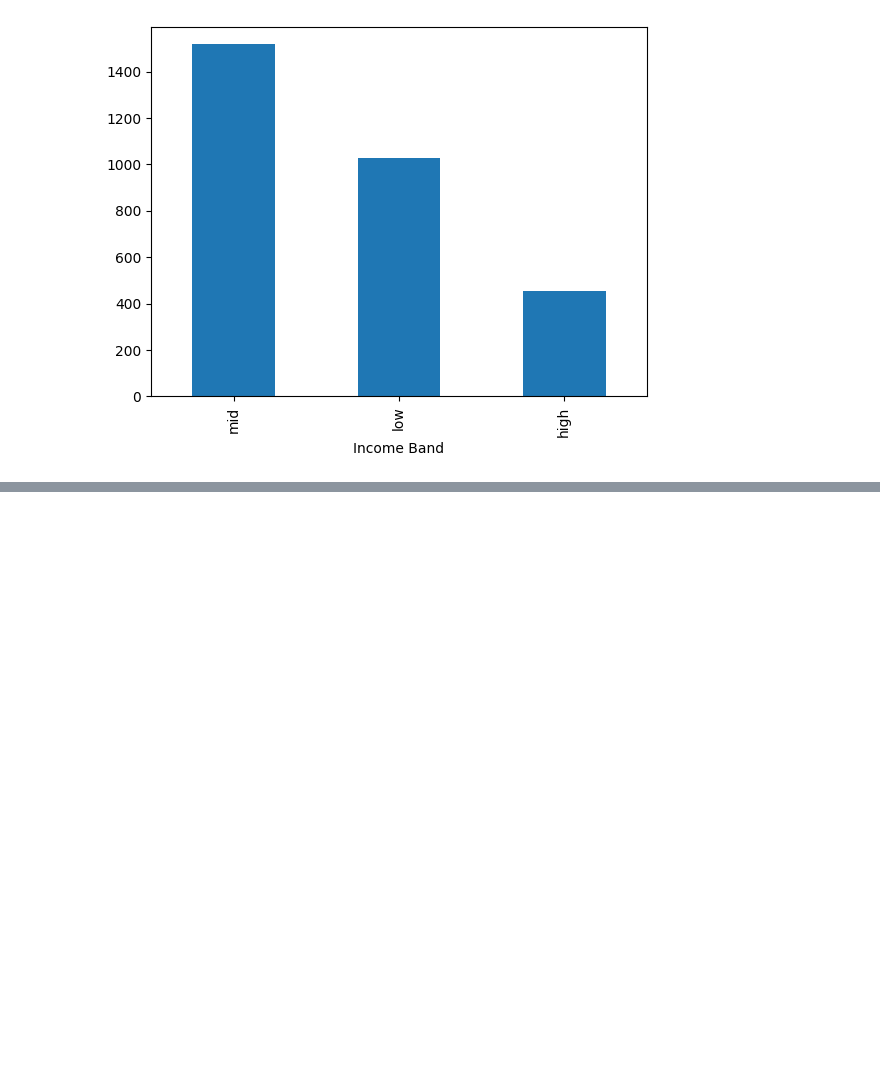
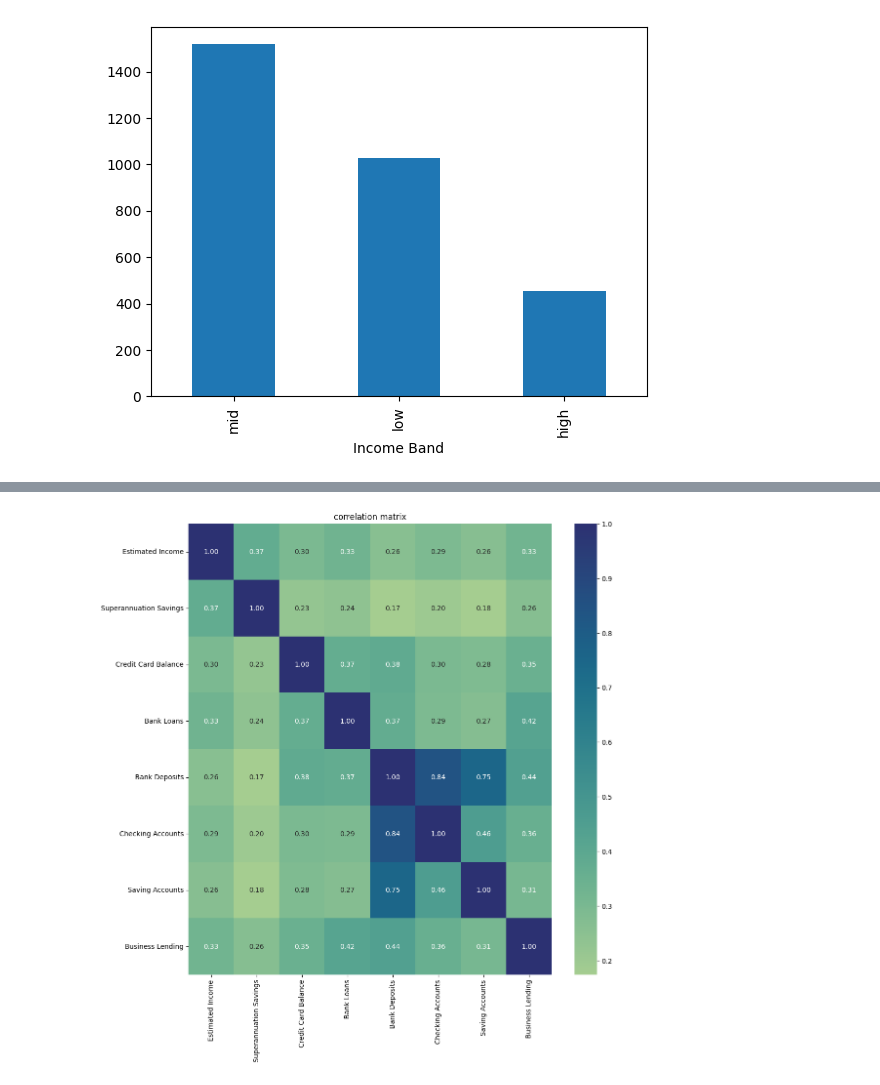
Before and after one commit to nazkisam/EndToEndDataAnalysis, a Jupyter notebook: PythonImport.ipynb, the cells around one changed output, grey strips where cells are left out. Saved outputs shown, nothing was run; the diff lists cells and outputs as text; code cells hidden in the pictures; blank space fills up the shorter version.

```diff
--- a/PythonImport.ipynb
+++ b/PythonImport.ipynb
@@ -109,0 +99,11 @@ plt.show()
+# %%
+#heat maps
+numerical_cols = ['Estimated Income','Superannuation Savings','Credit Card Balance','Bank Loans','Bank Deposits','Checking Accounts','Saving Accounts','Business Lending']
+
+correlation_matrix = df[numerical_cols].corr()
+plt.figure(figsize=(12,12))
+sns.heatmap(correlation_matrix,annot = True,cmap = 'crest',fmt='.2f')
+plt.title('correlation matrix')
+plt.show()
+# %% [output]
+[figure, added]
```
Also changed, not shown: parts of 2 cells of this notebook.
